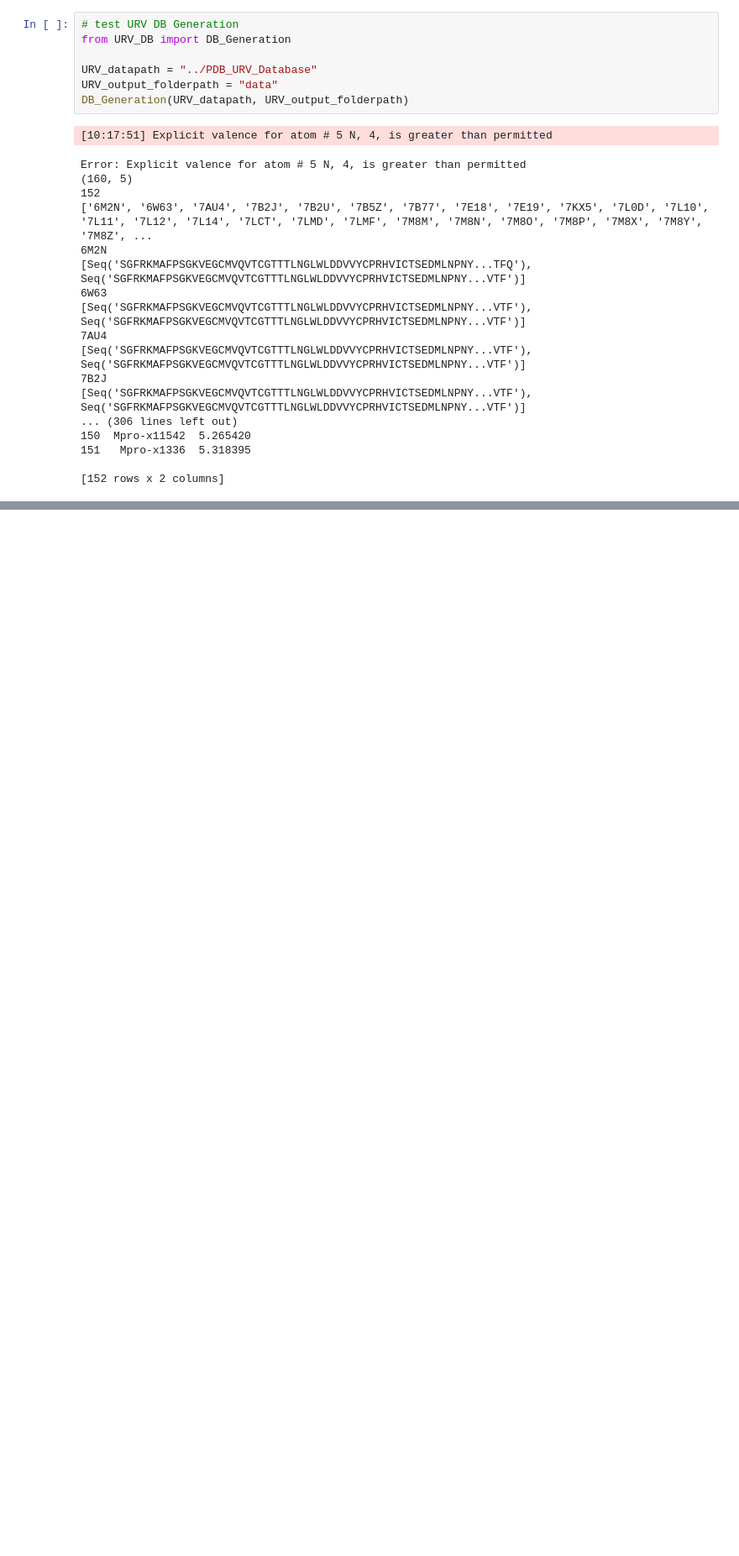
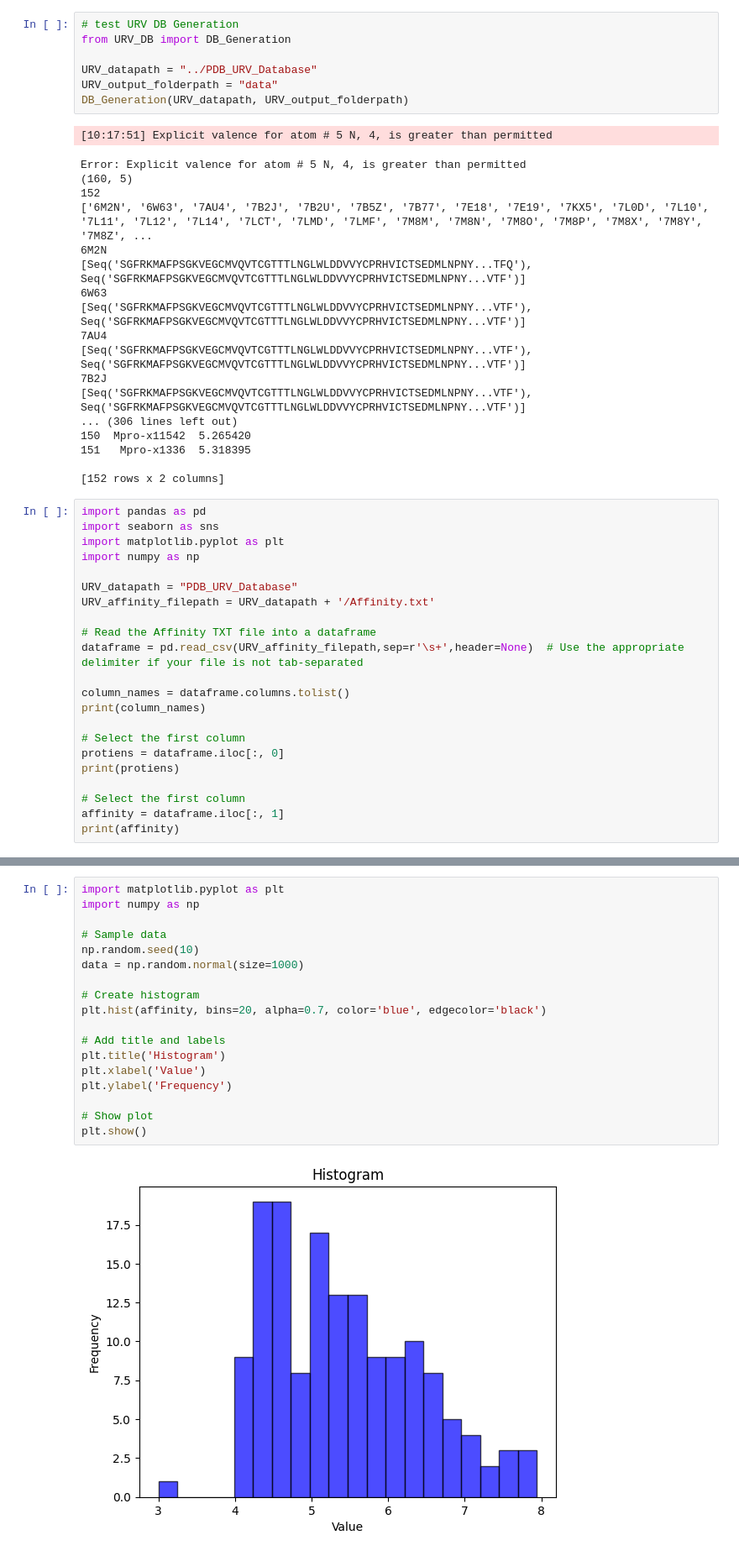
Before and after one commit to YoussefEzz/GraphDTA_forked, a Jupyter notebook: test_URV_DB_Generation.ipynb, the cells around one changed output, grey strips where cells are left out. Shown at 84% size. Drawn from its saved outputs; the diff is of its cells as text; blank space fills up the shorter version.

```diff
--- a/test_URV_DB_Generation.ipynb
+++ b/test_URV_DB_Generation.ipynb
@@ -24,3 +24,25 @@ Error: Explicit valence for atom # 5 N, 4, is greater than permitted
 151   Mpro-x1336  5.318395
 
 [152 rows x 2 columns]
+# %%
+import pandas as pd
+import seaborn as sns
+import matplotlib.pyplot as plt
+import numpy as np
+
+URV_datapath = "PDB_URV_Database"
+URV_affinity_filepath = URV_datapath + '/Affinity.txt'
+
+# Read the Affinity TXT file into a dataframe
+dataframe = pd.read_csv(URV_affinity_filepath,sep=r'\s+',header=None)  # Use the appropriate delimiter if your file is not tab-separated
+
+column_names = dataframe.columns.tolist()
+print(column_names)
+
+# Select the first column
+protiens = dataframe.iloc[:, 0]
+print(protiens)
+
+# Select the first column
+affinity = dataframe.iloc[:, 1]
+print(affinity)
@@ -26,0 +106,20 @@ Error: Explicit valence for atom # 5 N, 4, is greater than permitted
+# %%
+import matplotlib.pyplot as plt
+import numpy as np
+
+# Sample data
+np.random.seed(10)
+data = np.random.normal(size=1000)
+
+# Create histogram
+plt.hist(affinity, bins=20, alpha=0.7, color='blue', edgecolor='black')
+
+# Add title and labels
+plt.title('Histogram')
+plt.xlabel('Value')
+plt.ylabel('Frequency')
+
+# Show plot
+plt.show()
+# %% [output]
+[figure, added]
```
Also changed, not shown: parts of 2 cells of this notebook, 8 other files.
